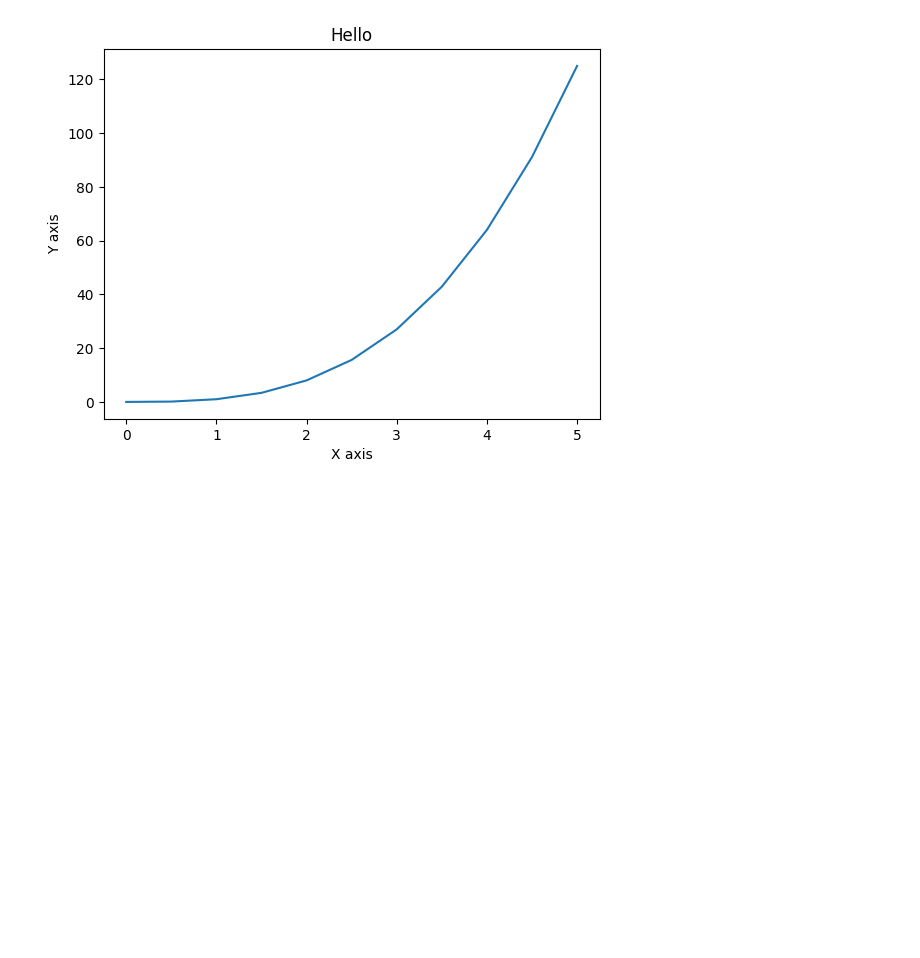
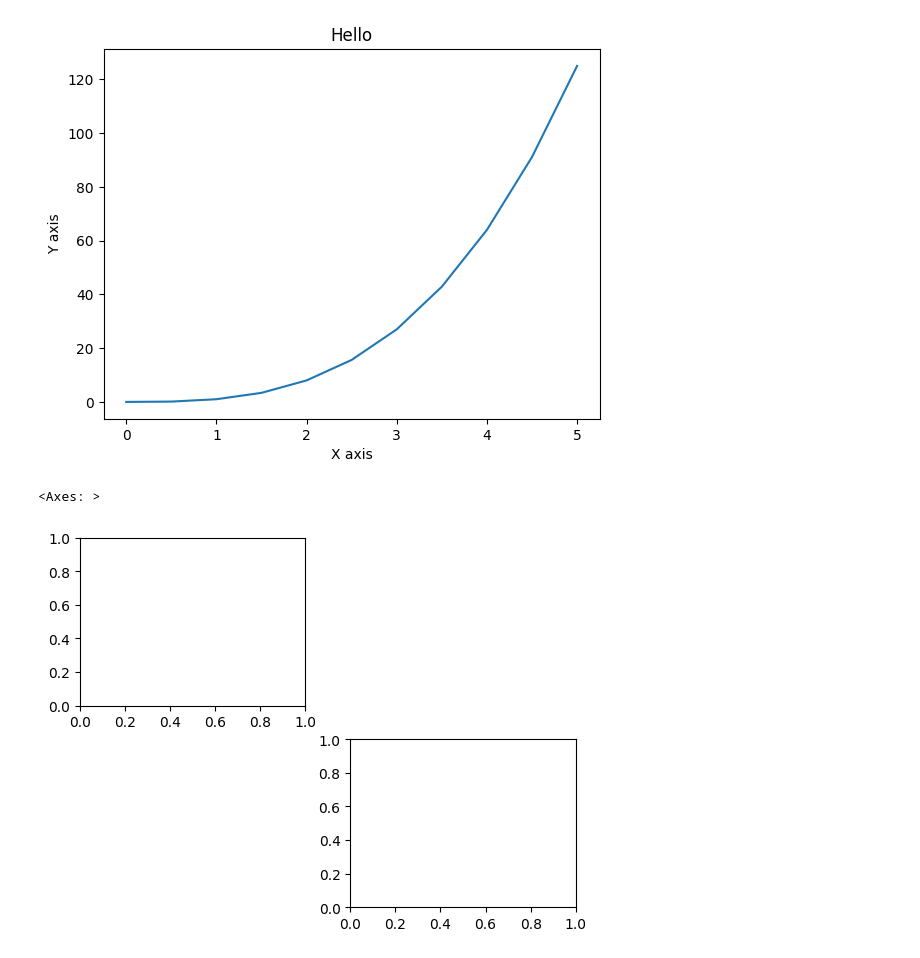
Before and after one commit to iamahnaf/Data-Science-Practice, a Jupyter notebook: Matplot1.ipynb, the cells around one changed output. Drawn from its saved outputs; the diff is of its cells as text; code cells hidden in the pictures; blank space fills up the shorter version.

```diff
--- a/Matplot1.ipynb
+++ b/Matplot1.ipynb
@@ -19,4 +19,8 @@ plt.ylabel('Y axis')
 Text(0, 0.5, 'Y axis')
 [figure]
 # %%
-plt.Subplot()
+plt.subplot(2,2,1)
+plt.subplot(2,2,4)
+# %% [output]
+<Axes: >
+[figure, added]
```
